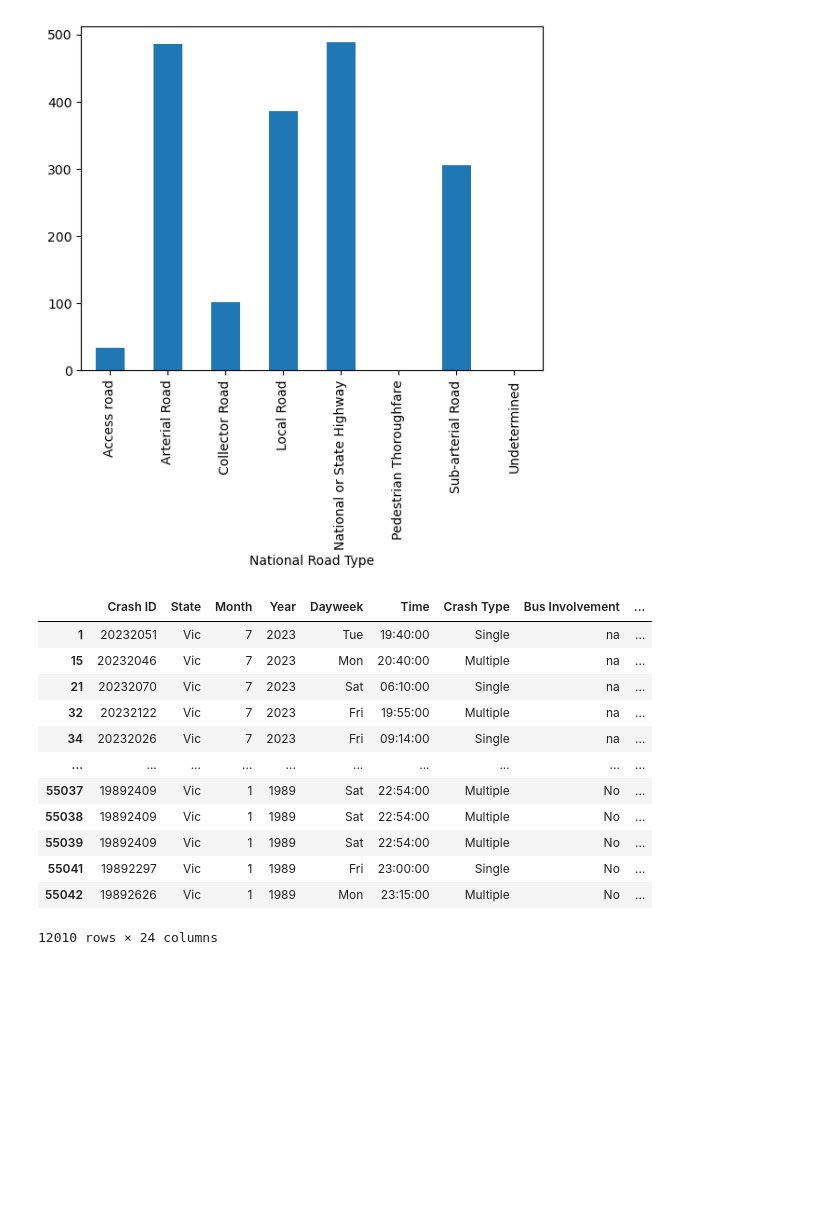
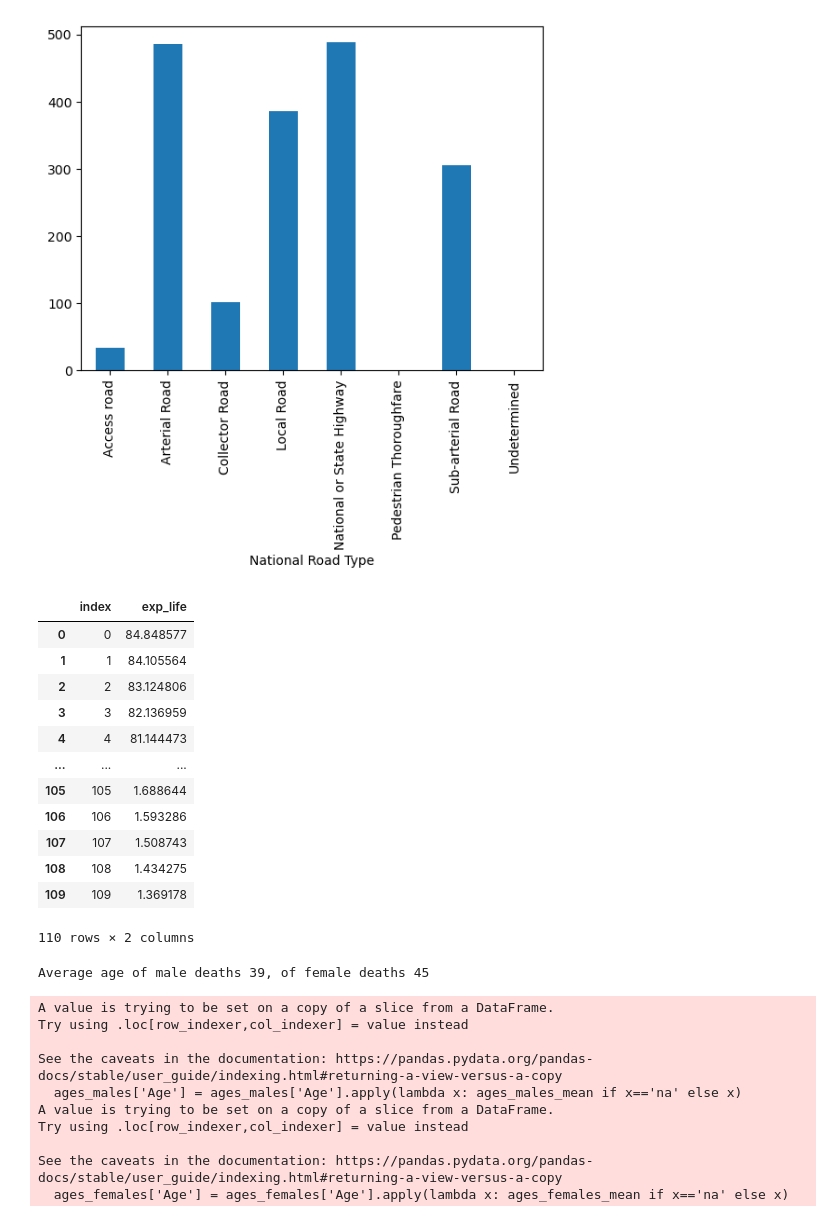
Before and after one commit to w-attson/project-one, a Jupyter notebook: Road_deaths.ipynb, the cells around one changed output. Drawn from its saved outputs; the diff is of its cells as text; code cells hidden in the pictures; blank space fills up the shorter version.

Commit message:
Add files via upload
Include loss of years of life plus further conditional distributions

```diff
--- a/Road_deaths.ipynb
+++ b/Road_deaths.ipynb
@@ -140,28 +135,53 @@ roads.groupby(by=['National Road Type'])['Crash ID'].count().plot(kind='bar')#,
+# %%
+Life_table_males = pd.read_excel(Path("Australian_Life_Tables_2015-17_Males.xlsx"), sheet_name="Males")
+Life_table_males.columns = ['Age','lx','dx','px','qx','mu','exp_life','Lx','Tx']
+
+expected_life_males = Life_table_males['exp_life']
+expected_life_males.reset_index()
+#--------------------------------
+Life_table_females = pd.read_excel(Path("Australian_Life_Tables_2015-17_Females.xlsx"), sheet_name="Females")
+Life_table_females.columns = ['Age','lx','dx','px','qx','mu','exp_life','Lx','Tx']
+
+expected_life_females = Life_table_females['exp_life']
+expected_life_females.reset_index()
+# %% [output]
+|  | index | exp_life |
+| 0 | 0 | 84.848577 |
+| 1 | 1 | 84.105564 |
+| 2 | 2 | 83.124806 |
+| 3 | 3 | 82.136959 |
+| 4 | 4 | 81.144473 |
+| ... | ... | ... |
+| 105 | 105 | 1.688644 |
+| 106 | 106 | 1.593286 |
+| 107 | 107 | 1.508743 |
+| 108 | 108 | 1.434275 |
+| 109 | 109 | 1.369178 |
+110 rows × 2 columns
 # %%
-Life_table_males = pd.read_excel(Path("Australian_Life_Tables_2015-17_Males.xlsx"), sheet_name="Males")#,header=0)
-Life_table_males.columns = ['Age','lx','dx','px','qx','mu','exp_life','Lx','Tx']
-# Life_table_males
-expected_life = Life_table_males['exp_life']
-# expected_life
-# df = df[df['Age']!='na']
-# # expected_life = expected_life.iloc[df['Age']]
+# ages_males = vic_fatalaties_df['Age','Gender']
+ages_males = vic_fatalaties_df[(vic_fatalaties_df['Gender']=='Male') & (vic_fatalaties_df['Age']!='na')]
+ages_males_mean = int(ages_males['Age'].mean())
+ages_males = vic_fatalaties_df[(vic_fatalaties_df['Gender']=='Male')]
+ages_males['Age'] = ages_males['Age'].apply(lambda x: ages_males_mean if x=='na' else x)
+ages_males.reindex()
 
-# # expected_life.iloc[45]
+ages_females = vic_fatalaties_df[(vic_fatalaties_df['Gender']=='Female') & (vic_fatalaties_df['Age']!='na')]
+ages_females_mean = int(ages_females['Age'].mean())
+ages_females = vic_fatalaties_df[(vic_fatalaties_df['Gender']=='Female')]
+ages_females['Age'] = ages_females['Age'].apply(lambda x: ages_females_mean if x=='na' else x)
+ages_females.reindex()
 
-
-# df['economic_loss'] = expected_life.iloc[df['Age'].values]
-df
+print(f'Average age of male deaths {ages_males_mean}, of female deaths {ages_females_mean}')
 # %% [output]
-|  | Crash ID | State | Month | Year | Dayweek | Time | Crash Type | Bus Involvement | ... |
-| 1 | 20232051 | Vic | 7 | 2023 | Tue | 19:40:00 | Single | na | ... |
-| 15 | 20232046 | Vic | 7 | 2023 | Mon | 20:40:00 | Multiple | na | ... |
-| 21 | 20232070 | Vic | 7 | 2023 | Sat | 06:10:00 | Single | na | ... |
-| 32 | 20232122 | Vic | 7 | 2023 | Fri | 19:55:00 | Multiple | na | ... |
-| 34 | 20232026 | Vic | 7 | 2023 | Fri | 09:14:00 | Single | na | ... |
-| ... | ... | ... | ... | ... | ... | ... | ... | ... | ... |
-| 55037 | 19892409 | Vic | 1 | 1989 | Sat | 22:54:00 | Multiple | No | ... |
-| 55038 | 19892409 | Vic | 1 | 1989 | Sat | 22:54:00 | Multiple | No | ... |
-| 55039 | 19892409 | Vic | 1 | 1989 | Sat | 22:54:00 | Multiple | No | ... |
-| 55041 | 19892297 | Vic | 1 | 1989 | Fri | 23:00:00 | Single | No | ... |
-| 55042 | 19892626 | Vic | 1 | 1989 | Mon | 23:15:00 | Multiple | No | ... |
-12010 rows × 24 columns
+Average age of male deaths 39, of female deaths 45
+A value is trying to be set on a copy of a slice from a DataFrame.
+Try using .loc[row_indexer,col_indexer] = value instead
+
+See the caveats in the documentation: https://pandas.pydata.org/pandas-docs/stable/user_guide/indexing.html#returning-a-view-versus-a-copy
+  ages_males['Age'] = ages_males['Age'].apply(lambda x: ages_males_mean if x=='na' else x)
+A value is trying to be set on a copy of a slice from a DataFrame.
+Try using .loc[row_indexer,col_indexer] = value instead
+
+See the caveats in the documentation: https://pandas.pydata.org/pandas-docs/stable/user_guide/indexing.html#returning-a-view-versus-a-copy
+  ages_females['Age'] = ages_females['Age'].apply(lambda x: ages_females_mean if x=='na' else x)
```
Also changed, not shown: parts of 18 cells of this notebook, 7 other files.
